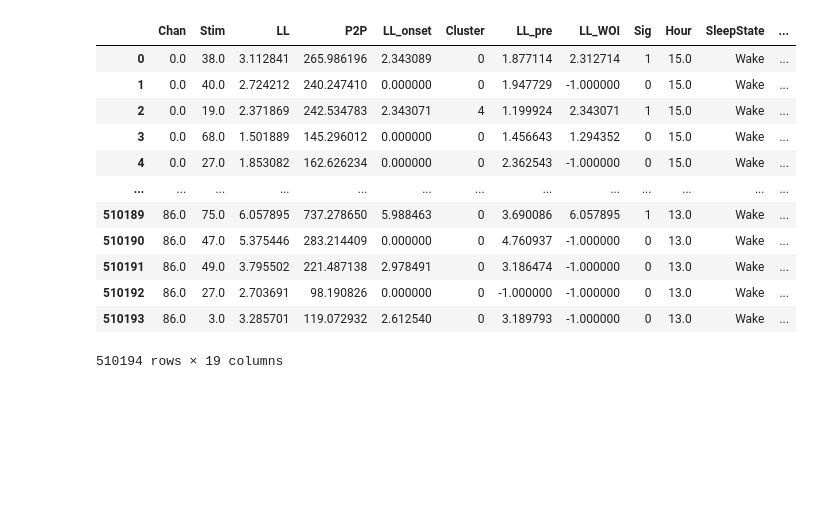
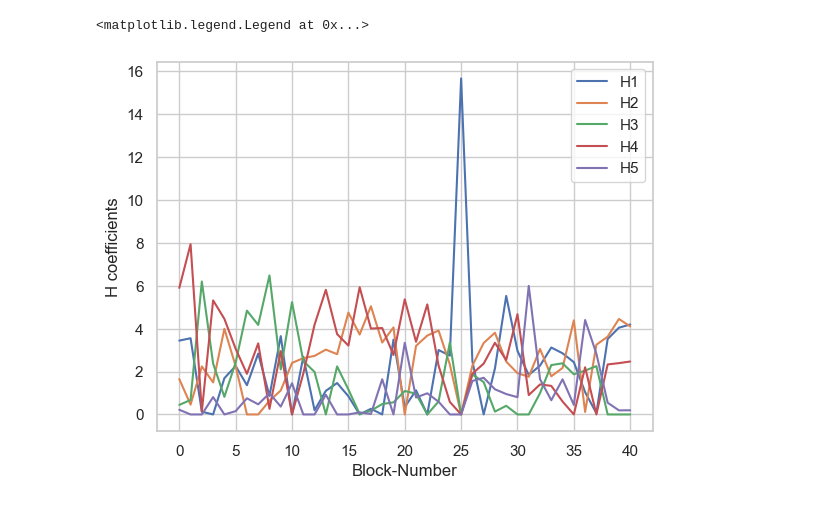
Before and after one commit to vellen23/UBELIX_EvM, a Jupyter notebook: NMF/functions/Untitled.ipynb, the cells around one changed output. Cells and saved outputs as stored; diff of their text form; code cells hidden in the pictures; blank space fills up the shorter version.

```diff
--- a/NMF/functions/Untitled.ipynb
+++ b/NMF/functions/Untitled.ipynb
@@ -19,8 +19,8 @@ files_to_process = [
     ]
 # %%
 #1. Load data
-filename = files_to_process[0]
-
+filename = files_to_process[12]
+print(filename)
 con_trial = pd.read_csv(os.path.join(output_folder, filename.replace(".csv", "_cluster.csv")))
 
 filename_h5 = filename.replace(".csv", "_nmf.h5")
@@ -32,3 +32,13 @@ with h5py.File(os.path.join(output_folder,filename_h5), 'r') as hf:
 filename_json = filename.replace(".csv", "_nmf_cluster.json")
 with open(os.path.join(output_folder, filename_json), 'r') as json_file:
     clusters = json.load(json_file)
+
+con_trial['SleepState'] ='NREM1'
+con_trial.loc[(con_trial.Sleep==2), 'SleepState'] ='NREM'
+con_trial.loc[(con_trial.Sleep==3), 'SleepState'] ='NREM'
+con_trial.loc[(con_trial.Sleep==0), 'SleepState'] ='Wake'
+con_trial.loc[(con_trial.Sleep==4), 'SleepState'] ='REM'
+
+con_trial = con_trial[(con_trial.SleepState!= 'NREM1')]
+con_trial = con_trial.reset_index(drop=True)
+con_trial.insert(5,'Cluster', 0)
@@ -35,9 +47,3 @@ with open(os.path.join(output_folder, filename_json), 'r') as json_file:
-# %%
-con_trial = con_trial[(con_trial.SleepState!= 'NREM1')]
-con_trial = con_trial.reset_index(drop=True)
-## 1. Add unique connection label for each StimxChan combination: Con_ID
-con_trial['Con_ID'] = con_trial.groupby(['Stim', 'Chan']).ngroup()
-con_trial.insert(5,'Cluster', 0)
 # %%
 # Add 'Cluster' column to the DataFrame based on the cluster assignments
 for i, channels_in_cluster in clusters.items():
@@ -45,21 +58,15 @@ for i, channels_in_cluster in clusters.items():
+# %%
+for i in range(H.shape[0]):
+    plt.plot(H[i], label='H'+str(i+1))
+
+plt.ylabel('H coefficients')
+plt.xlabel('Block-Number')
+plt.legend()
+# %% [output]
+<matplotlib.legend.Legend at 0x...>
+[figure, added]
 # %%
 import pandas as pd
 import numpy as np
 import seaborn as sns
 import matplotlib.pyplot as plt
-# %%
-con_trial
-# %% [output]
-|  | Chan | Stim | LL | P2P | LL_onset | Cluster | LL_pre | LL_WOI | Sig | Hour | SleepState | ... |
-| 0 | 0.0 | 38.0 | 3.112841 | 265.986196 | 2.343089 | 0 | 1.877114 | 2.312714 | 1 | 15.0 | Wake | ... |
-| 1 | 0.0 | 40.0 | 2.724212 | 240.247410 | 0.000000 | 0 | 1.947729 | -1.000000 | 0 | 15.0 | Wake | ... |
-| 2 | 0.0 | 19.0 | 2.371869 | 242.534783 | 2.343071 | 4 | 1.199924 | 2.343071 | 1 | 15.0 | Wake | ... |
-| 3 | 0.0 | 68.0 | 1.501889 | 145.296012 | 0.000000 | 0 | 1.456643 | 1.294352 | 0 | 15.0 | Wake | ... |
-| 4 | 0.0 | 27.0 | 1.853082 | 162.626234 | 0.000000 | 0 | 2.362543 | -1.000000 | 0 | 15.0 | Wake | ... |
-| ... | ... | ... | ... | ... | ... | ... | ... | ... | ... | ... | ... | ... |
-| 510189 | 86.0 | 75.0 | 6.057895 | 737.278650 | 5.988463 | 0 | 3.690086 | 6.057895 | 1 | 13.0 | Wake | ... |
-| 510190 | 86.0 | 47.0 | 5.375446 | 283.214409 | 0.000000 | 0 | 4.760937 | -1.000000 | 0 | 13.0 | Wake | ... |
-| 510191 | 86.0 | 49.0 | 3.795502 | 221.487138 | 2.978491 | 0 | 3.186474 | -1.000000 | 0 | 13.0 | Wake | ... |
-| 510192 | 86.0 | 27.0 | 2.703691 | 98.190826 | 0.000000 | 0 | -1.000000 | -1.000000 | 0 | 13.0 | Wake | ... |
-| 510193 | 86.0 | 3.0 | 3.285701 | 119.072932 | 2.612540 | 0 | 3.189793 | -1.000000 | 0 | 13.0 | Wake | ... |
-510194 rows × 19 columns
```
Also changed, not shown: parts of 6 cells of this notebook, 8 other files.
